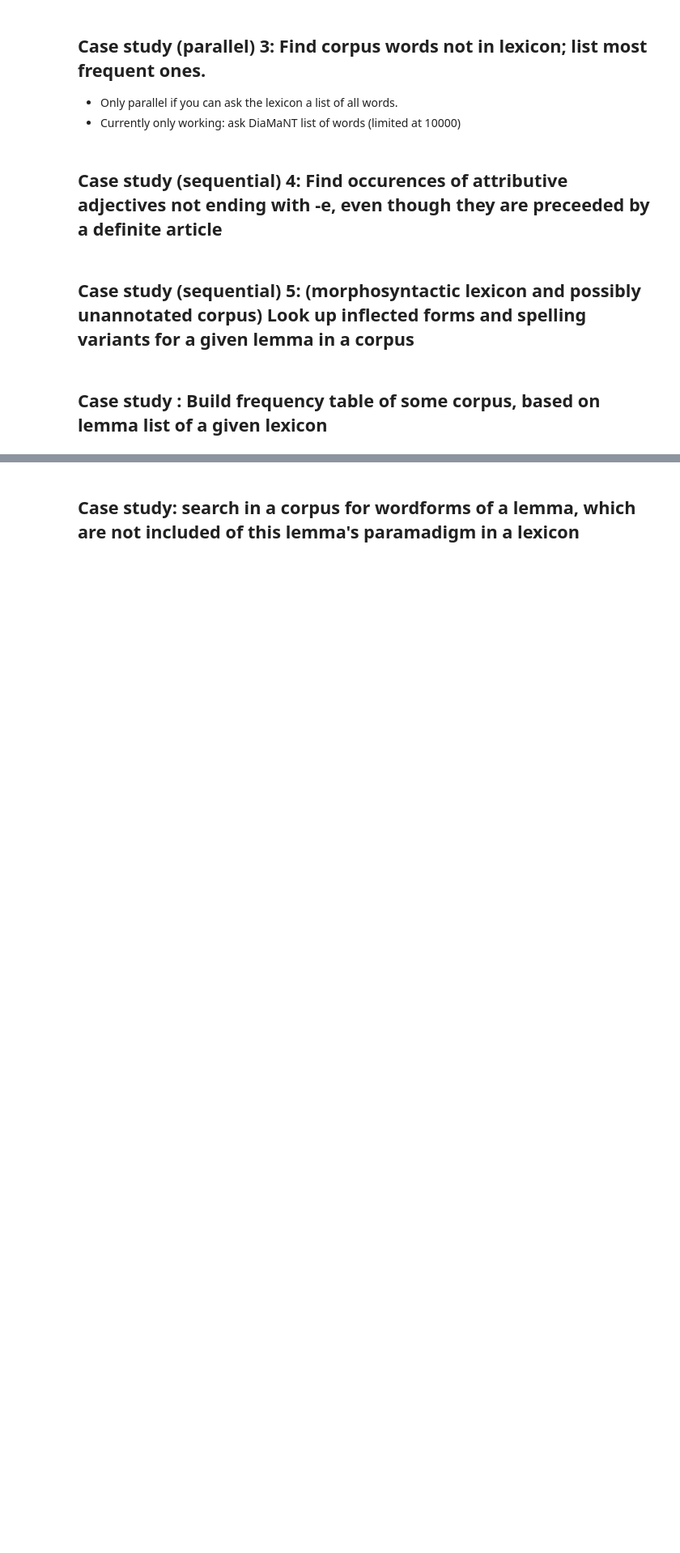
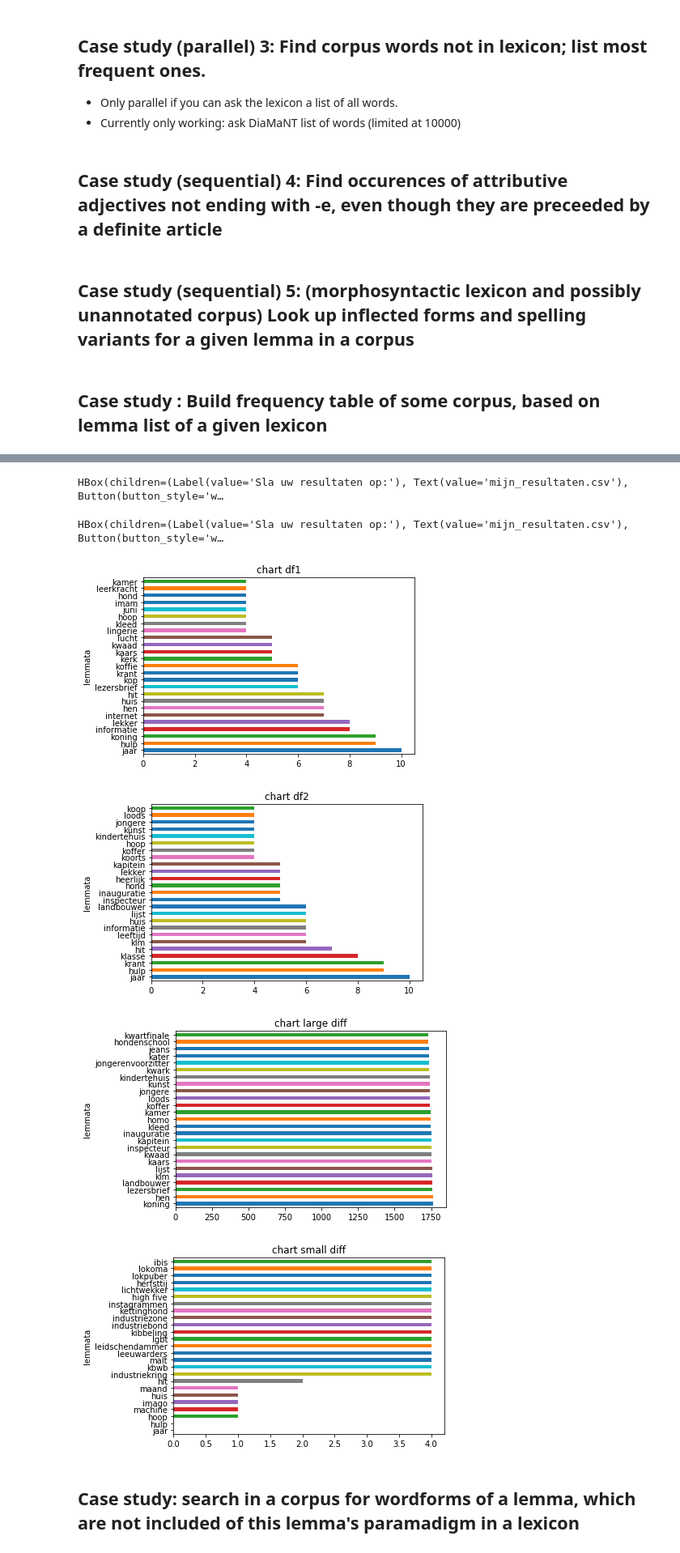
Before and after one commit to INL/chaining-search, a Jupyter notebook: Chaining search.ipynb, the cells around one changed output, grey strips where cells are left out. Shown at 81% size. Cells and saved outputs as stored; diff of their text form; code cells hidden in the pictures; blank space fills up the shorter version.

Commit message:
Bit of refactoring: display_df

```diff
--- a/Chaining search.ipynb
+++ b/Chaining search.ipynb
@@ -508,21 +508,34 @@ def load_dataframe(filepath):
     finally:
         return df
 
-def display_df(df, columns=None, title=None):
-    if title is not None:
-        display(HTML("<b>%s</b>" % title))
+'''
+Args:
+    df: DataFrame to be displayed
+    columns: columns to display, or None to display all columns
+    title: Title displayed
+    mode: Way of displaying, one of 'table' (default) or 'chart'
+'''
+def display_df(df, columns=None, title=None, mode='table'):
 
     if columns is not None:
         df_display=df[columns]
     else:
         df_display = df
 
-    display(df)
-    create_save_dataframe_ui(df_corpus)
+    # chart mode
+    if mode == 'chart':
+        plt.figure()
+        df_display.plot.barh().set_title(title)
 
-def display_df_chart(df, filter, title=None):
-    plt.figure()
-    (df[filter]).plot.barh().set_title(title)
+    # table mode (default)
+    else:
+        if title is not None:
+            display(HTML("<b>%s</b>" % title))
+
+        display(df_display)
+
+    # eventually, give UI to save data
+    create_save_dataframe_ui(df_display)
 # %% [markdown]
 ## Library functions: Queries
 # %%
@@ -1080,11 +1096,11 @@ corpus_to_search2="chn"
 
 df_frequency_list1 = get_frequency_list(base_lexicon, "NOUN", corpus_to_search1)
 display( df_frequency_list1.sort_values(ascending=False,by=['raw_freq']).head(25) )
-display_df_chart(df_frequency_list1.sort_values(ascending=True, by=['rank']).head(25), 'raw_freq', title='chart df1' )
+display_df(df_frequency_list1.sort_values(ascending=True, by=['rank']).head(25), columns='raw_freq', title='chart df1', mode='chart' )
 
 df_frequency_list2 = get_frequency_list(base_lexicon, "NOUN", corpus_to_search2)
 display(df_frequency_list2.sort_values(ascending=False,by=['raw_freq']).head(25))
-display_df_chart(df_frequency_list2.sort_values(ascending=True, by=['rank']).head(25), 'raw_freq', title='chart df2' )
+display_df(df_frequency_list2.sort_values(ascending=True, by=['rank']).head(25), columns='raw_freq', title='chart df2', mode='chart' )
 
 
 # TODO: lemmata tonen die in 1 of 2 ontbreken
@@ -1094,5 +1110,6 @@ display_df_chart(df_frequency_list2.sort_values(ascending=True, by=['rank']).hea
 df_rankdiffs = get_rank_diff(df_frequency_list1, df_frequency_list2)
 
 display(df_rankdiffs.sort_values(by=['rank_diff']).head(25))
-display_df_chart( df_rankdiffs.sort_values(ascending=False, by=['rank_diff']).head(25), 'rank_diff', title='chart large diff' )
-display_df_chart( df_rankdiffs.sort_values(ascending=True, by=['rank_diff']).head(25), 'rank_diff', title='chart small diff' )
+display_df( df_rankdiffs.sort_values(ascending=False, by=['rank_diff']).head(25), columns='rank_diff', title='chart large diff', mode='chart' )
+display_df( df_rankdiffs.sort_values(ascending=True, by=['rank_diff']).head(25), columns='rank_diff', title='chart small diff', mode='chart' )
+# %% [output]
@@ -1099,3 +1206,9 @@ display_df_chart( df_rankdiffs.sort_values(ascending=True, by=['rank_diff']).hea
+HBox(children=(Label(value='Sla uw resultaten op:'), Text(value='mijn_resultaten.csv'), Button(button_style='w…
+HBox(children=(Label(value='Sla uw resultaten op:'), Text(value='mijn_resultaten.csv'), Button(button_style='w…
+[figure, added]
+[figure, added]
+[figure, added]
+[figure, added]
 # %% [markdown]
 ## Case study: search in a corpus for wordforms of a lemma, which are not included of this lemma's paramadigm in a lexicon
 # %%
```
Also changed, not shown: parts of 3 cells of this notebook.
